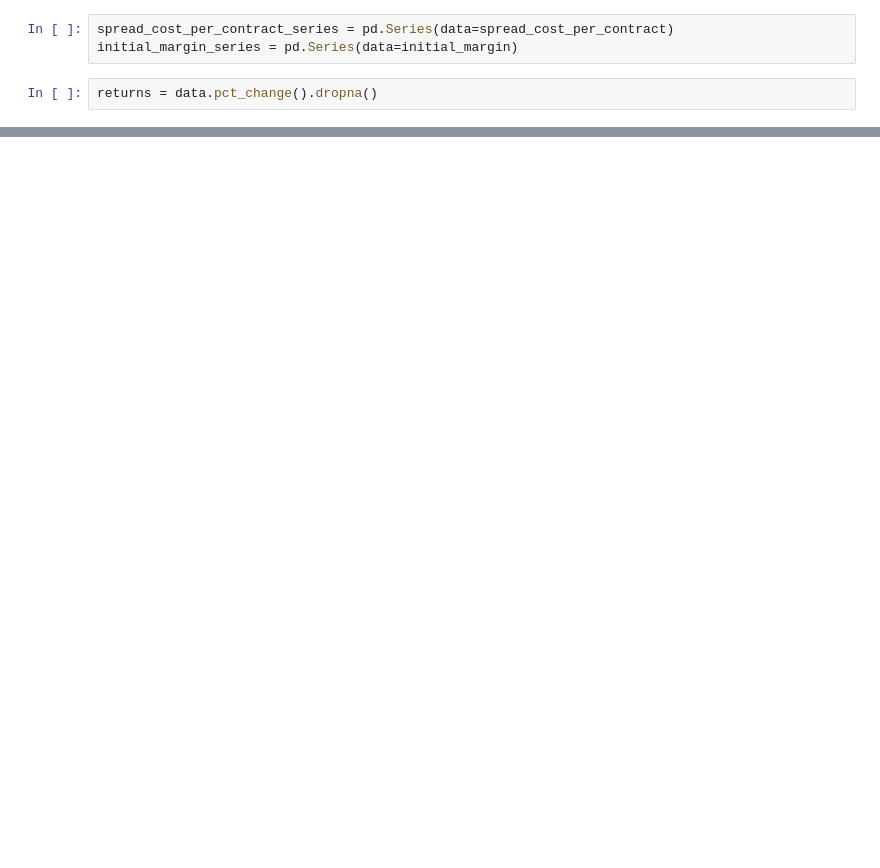
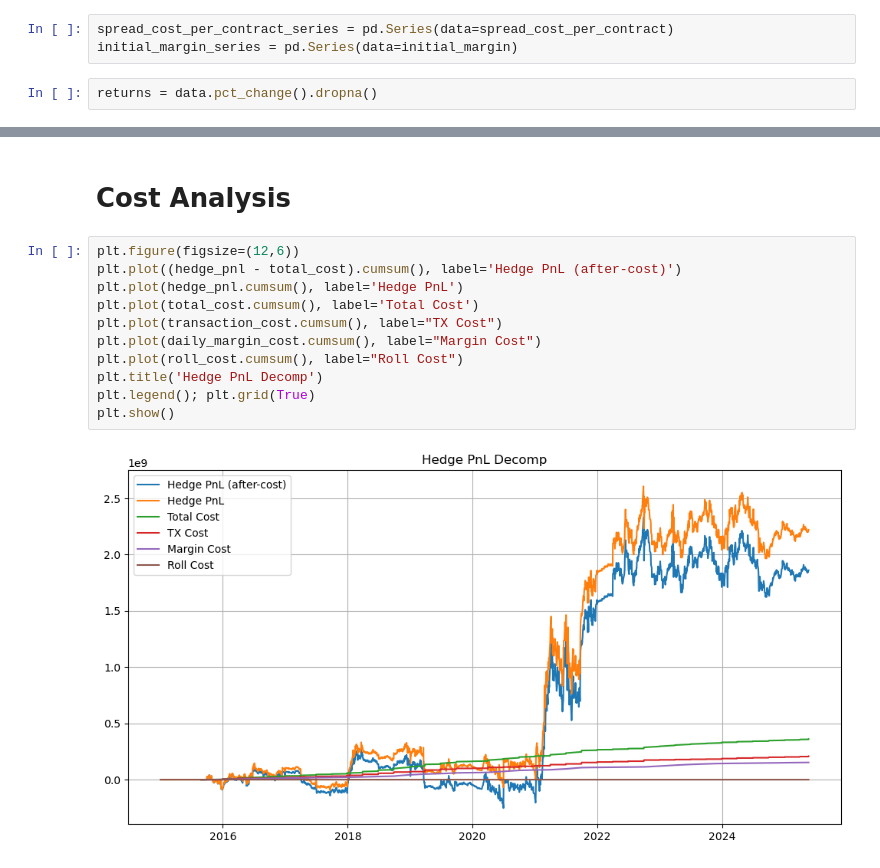
Before and after one commit to mschaefer77/MF-Project, a Jupyter notebook: Duration_Hedge.ipynb, the cells around one changed output, grey strips where cells are left out. Drawn from its saved outputs; the diff is of its cells as text; blank space fills up the shorter version.

```diff
--- a/Duration_Hedge.ipynb
+++ b/Duration_Hedge.ipynb
@@ -426,0 +473,15 @@ margin_pct.mean()
+# %% [markdown]
+# Cost Analysis
+# %%
+plt.figure(figsize=(12,6))
+plt.plot((hedge_pnl - total_cost).cumsum(), label='Hedge PnL (after-cost)')
+plt.plot(hedge_pnl.cumsum(), label='Hedge PnL')
+plt.plot(total_cost.cumsum(), label='Total Cost')
+plt.plot(transaction_cost.cumsum(), label="TX Cost")
+plt.plot(daily_margin_cost.cumsum(), label="Margin Cost")
+plt.plot(roll_cost.cumsum(), label="Roll Cost")
+plt.title('Hedge PnL Decomp')
+plt.legend(); plt.grid(True)
+plt.show()
+# %% [output]
+[figure, added]
```
Also changed, not shown: parts of 8 cells of this notebook.
